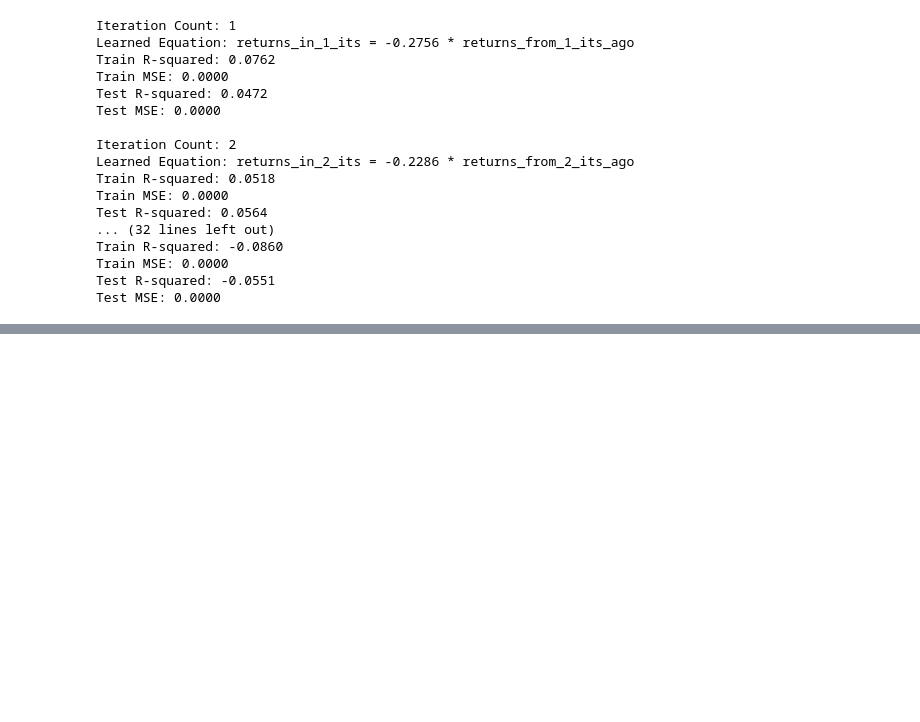
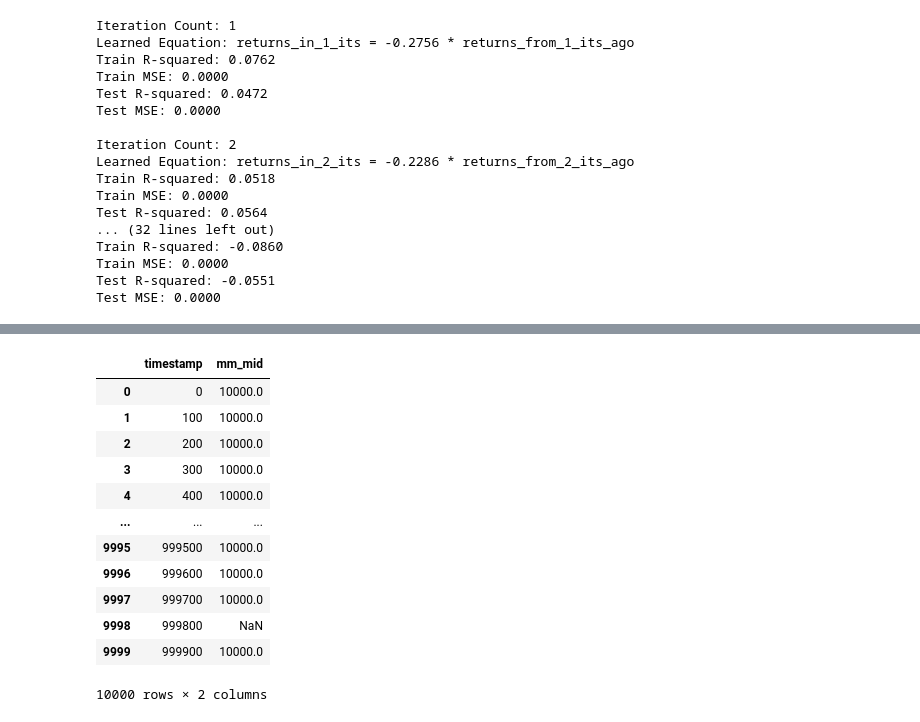
Before and after one commit to TheNoZER0/imc-prosperity3, a Jupyter notebook: Algo.ipynb, the cells around one changed output, grey strips where cells are left out. Saved outputs shown, nothing was run; the diff lists cells and outputs as text; code cells hidden in the pictures; blank space fills up the shorter version.

```diff
--- a/Algo.ipynb
+++ b/Algo.ipynb
@@ -295,0 +414,17 @@ Test MSE: 0.0000
+# %%
+resin_fair_prices = resin_data[['timestamp', 'mm_mid']]
+resin_fair_prices
+# %% [output]
+|  | timestamp | mm_mid |
+| 0 | 0 | 10000.0 |
+| 1 | 100 | 10000.0 |
+| 2 | 200 | 10000.0 |
+| 3 | 300 | 10000.0 |
+| 4 | 400 | 10000.0 |
+| ... | ... | ... |
+| 9995 | 999500 | 10000.0 |
+| 9996 | 999600 | 10000.0 |
+| 9997 | 999700 | 10000.0 |
+| 9998 | 999800 | NaN |
+| 9999 | 999900 | 10000.0 |
+10000 rows × 2 columns
```
Also changed, not shown: parts of 9 cells of this notebook.
